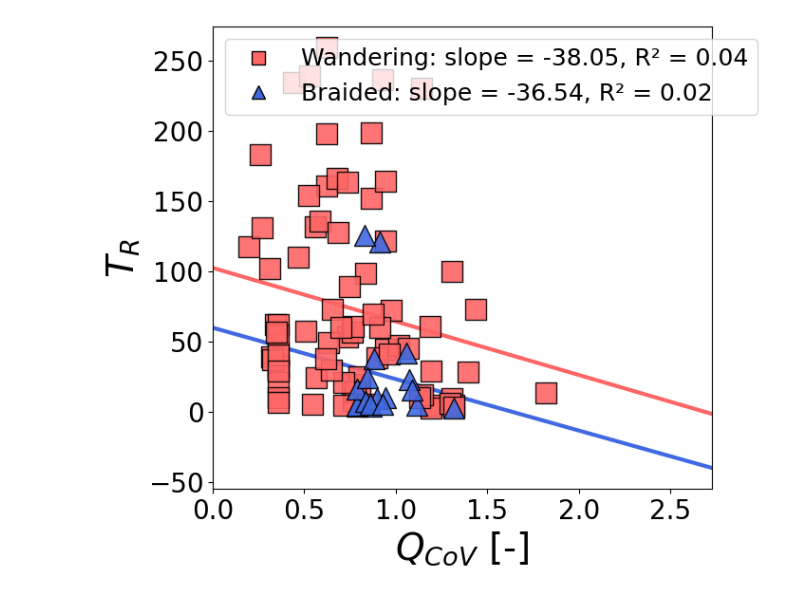
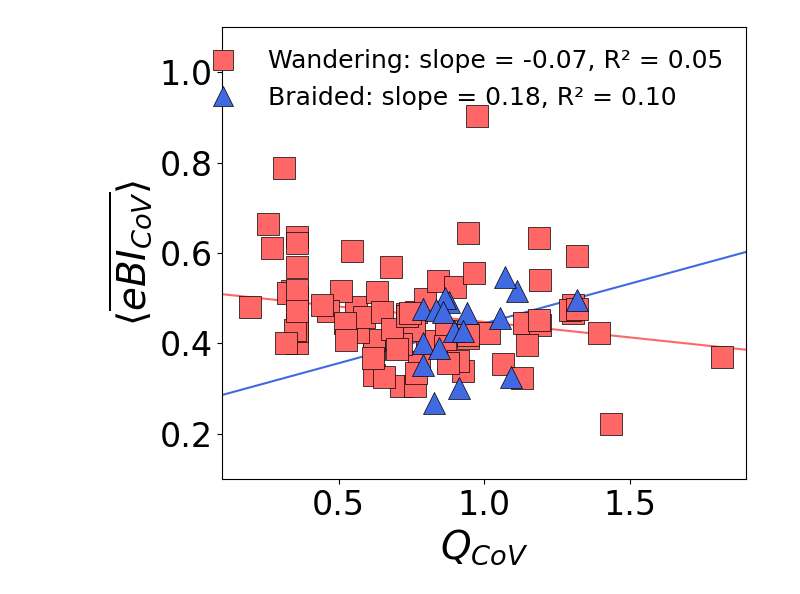
Before and after one commit to feifeixzhao/eBIcalculator, a Jupyter notebook: figures/fig7.ipynb, the cells around one changed output. Saved outputs shown, nothing was run; the diff lists cells and outputs as text; code cells hidden in the pictures.

```diff
--- a/figures/fig7.ipynb
+++ b/figures/fig7.ipynb
@@ -226,6 +272,6 @@ Name: CB/Aw, dtype: float64
 # %%
 # Dynamically calculate x_range based on data (with padding)
-x_range = (df['cov_discharge_site'].min() * 0, df['cov_discharge_site'].max() * 1.5)
+x_range = (df['cov_discharge_site'].min() * 0.4, df['cov_discharge_site'].max() * 1.5)
 
 # Define markers and colors
 markers = {'Wandering': 's', 'B': '^'}  # Combined HSW and LSW symbols
@@ -245,7 +291,7 @@ legend_info = {}
 for group in ['Wandering', 'B']:
     subset = df[df['Group'] == group]
     x_data = subset['cov_discharge_site']
-    y_data = subset['T_R']
+    y_data = subset['cov_ebi_site']
 
     # Ensure x_data are positive (needed for log transformation)
     if any(x_data <= 0):
@@ -259,7 +305,7 @@ for group in ['Wandering', 'B']:
     y_line = predict(x_line)
 
     # Plot the regression line
-    ax.plot(x_line, y_line, color=colors[group], lw=3)
+    ax.plot(x_line, y_line, color=colors[group], lw=1.5)
 
     # Compute R² on the original data
     y_pred = predict(x_data)
@@ -270,46 +316,46 @@ for group in ['Wandering', 'B']:
     # Store slope and R² information for the legend
     legend_info[group] = f"slope = {slope:.2f}, R² = {r2:.2f}"
 
 # Plot data points with error bars
 for group in ['Wandering', 'B']:
     subset = df[df['Group'] == group]
     x_data = subset['cov_discharge_site']
-    y_data = subset['T_R']
-    #error_data = subset['ebi_error_annual']
+    y_data = subset['cov_ebi_site']
 
     # Optionally, uncomment the errorbar line if desired:
     # ax.errorbar(x_data, y_data, yerr=error_data, fmt='none',
     #             ecolor='black', elinewidth=2, capsize=5, zorder=1)
 
     ax.scatter(x_data, y_data, label=group, marker=markers[group],
-               c=colors[group], edgecolors='black', s=250, alpha=0.9, zorder=2)
+               c=colors[group], edgecolors='black', s=250, alpha=1, zorder=2, linewidths=0.5)
 
 # Set x-axis to log scale and adjust limits
-# ax.set_xscale('log')
-#ax.set_yscale('log')
-
-ax.set_xlim(*x_range)
-#ax.set_ylim(bottom=-1)
+#ax.set_xscale('log')
+ax.set_xlim(0.1, 1.9)
+ax.set_ylim(bottom=0.1, top=1.1)
 
 # Set labels and tick parameters
-ax.set_xlabel(r'${Q_{CoV}}$ [-]', fontsize=28)  # Display fraction as LaTeX
-ax.set_ylabel(r'${T_{R}}$', fontsize=28)
-ax.tick_params(axis='x', labelsize=20)
-ax.tick_params(axis='y', labelsize=20)
+ax.set_xlabel(r'${Q_{CoV}}$')
+ax.set_ylabel(r'$\langle\overline{\mathit{eBI_{CoV}}}\rangle$')
+ax.tick_params(axis='x')
+ax.tick_params(axis='y')
 
 # Create a legend with slope and R² information
 from matplotlib.lines import Line2D
 legend_elements = [
     Line2D([0], [0], marker=markers['Wandering'], color='w',
            label=f"Wandering: {legend_info['Wandering']}",
-           markerfacecolor=colors['Wandering'], markersize=10, markeredgecolor='black'),
+           markerfacecolor=colors['Wandering'], markersize=15, markeredgecolor='black', markeredgewidth=0.5, linestyle="None"),
     Line2D([0], [0], marker=markers['B'], color='w',
            label=f"Braided: {legend_info['B']}",
-           markerfacecolor=colors['B'], markersize=10, markeredgecolor='black')
+           markerfacecolor=colors['B'], markersize=15, markeredgecolor='black', markeredgewidth=0.5, linestyle="None")
 ]
-ax.legend(handles=legend_elements, fontsize=18, loc='upper left')
+ax.legend(handles=legend_elements, loc='upper right', frameon=False)
 
 plt.tight_layout()
 plt.show()
+
+fig.savefig(r"C:\Users\Feifei\Box\BR_remote_sensing\figures\6_eBI_cov_annual.pdf",
+            format='pdf', dpi=500, bbox_inches='tight', transparent=True)
 # %% [output]
-[figure, old version]
+[figure, new version]
```
Also changed, not shown: parts of 12 cells of this notebook, 11 other files.
